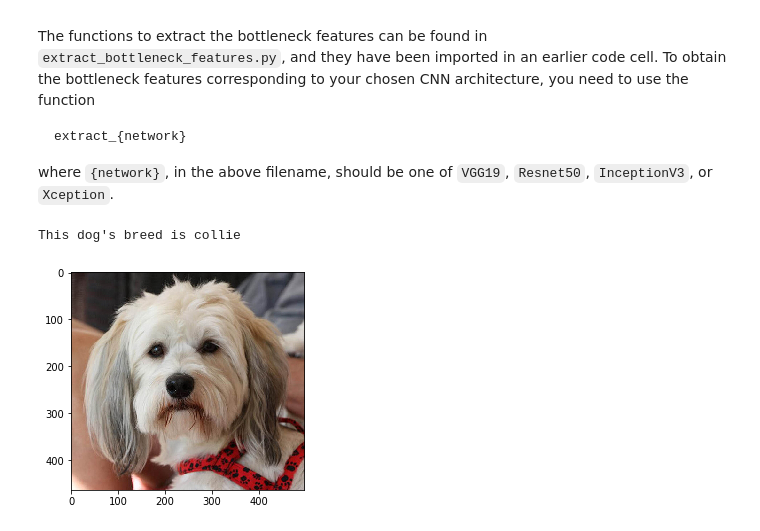
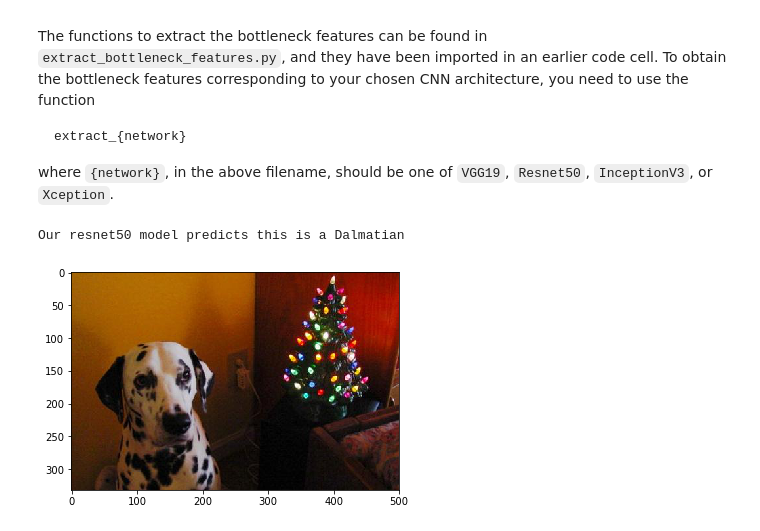
Before and after one commit to swaption2009/aind2_cnn_project, a Jupyter notebook: dog_app.ipynb, the cells around one changed output. Saved outputs shown, nothing was run; the diff lists cells and outputs as text; code cells hidden in the pictures.

Commit message:
improve transfer learning model

```diff
--- a/dog_app.ipynb
+++ b/dog_app.ipynb
@@ -979,23 +1066,25 @@ breeds = [
 # %%
 ### TODO: Write a function that takes a path to an image as input
 ### and returns the dog breed that is predicted by the model.
 
 from extract_bottleneck_features import extract_Resnet50
 from PIL import Image
 from pylab import *
 
 def y_proba(img):
-    x = extract_Resnet50(path_to_tensor(img))
-    y = np.argmax(resnet50_model.predict(x))
+    # transform image to a tensor, feed into ResNet50 without output layer, and use our new resnet50 model as output
+    dog_pred = resnet50_model.predict(extract_Resnet50(path_to_tensor(img)))
+    # get the maximum value of from softmax output layer
+    y = np.argmax(dog_pred)
+    # visualize input image
     im = Image.open(img)
-    imshow(im)
-    breed = breeds[y-1]
-    return breed
+    plt.imshow(im)
+    return dog_names[y]  # return dog's breed label
 
-print('This dog\'s breed is', y_proba(dog_files_short[50]))
+print('Our resnet50 model predicts this is a', y_proba(dog_files_short[1]))
 # %% [output]
-This dog's breed is collie
+Our resnet50 model predicts this is a Dalmatian
-[figure, old version]
+[figure, new version]
 # %% [markdown]
 ---
 <a id='step6'></a>
```
Also changed, not shown: parts of 33 cells of this notebook, 3 other files.
